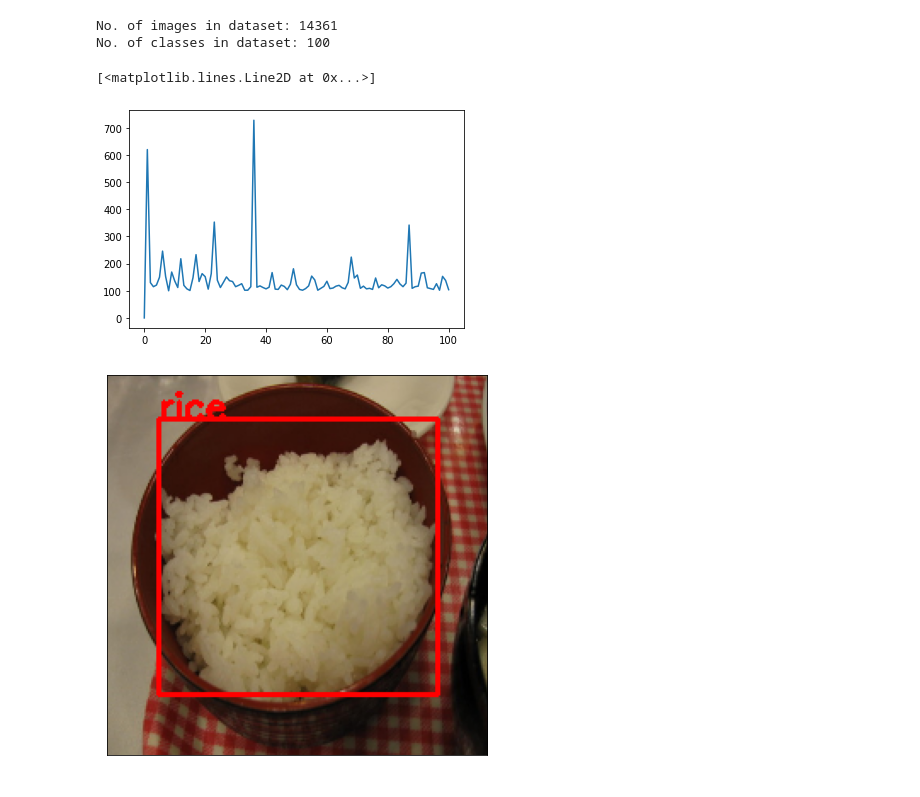
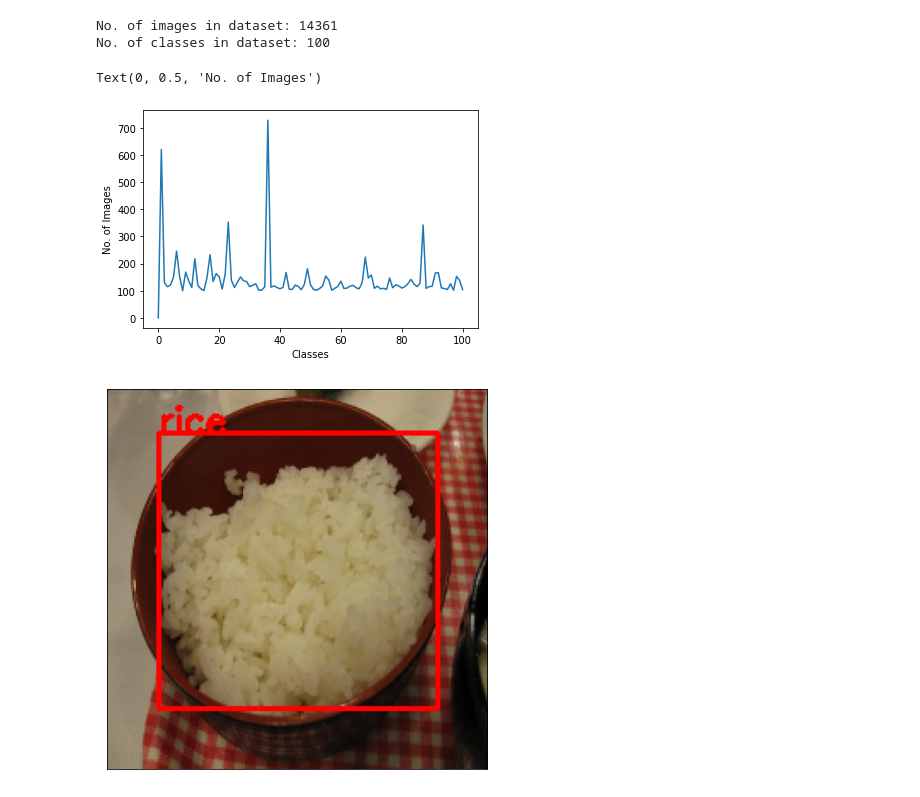
Before and after one commit to himanshuagarwal190/Food-Tracker, a Jupyter notebook: Visualization_FoodTracker.ipynb, the cells around one changed output. Cells and saved outputs as stored; diff of their text form; code cells hidden in the pictures.

```diff
--- a/Visualization_FoodTracker.ipynb
+++ b/Visualization_FoodTracker.ipynb
@@ -79,12 +77,14 @@ No. of classes in dataset: 100
 # %%
 n_classes = [0 for i in range(101)]
 for i in range(len(targets)):
   index = targets[i]['labels'].data
   n_classes[index] += 1
 plt.plot(n_classes)
+plt.xlabel('Classes')
+plt.ylabel('No. of Images')
 # %% [output]
-[<matplotlib.lines.Line2D at 0x...>]
+Text(0, 0.5, 'No. of Images')
-[figure, old version]
+[figure, new version]
 # %%
 def detection_box(images, targets):
   n = [134, 1143, 3567, 5887, 6785, 9954]
```
Also changed, not shown: parts of 1 cell of this notebook.
